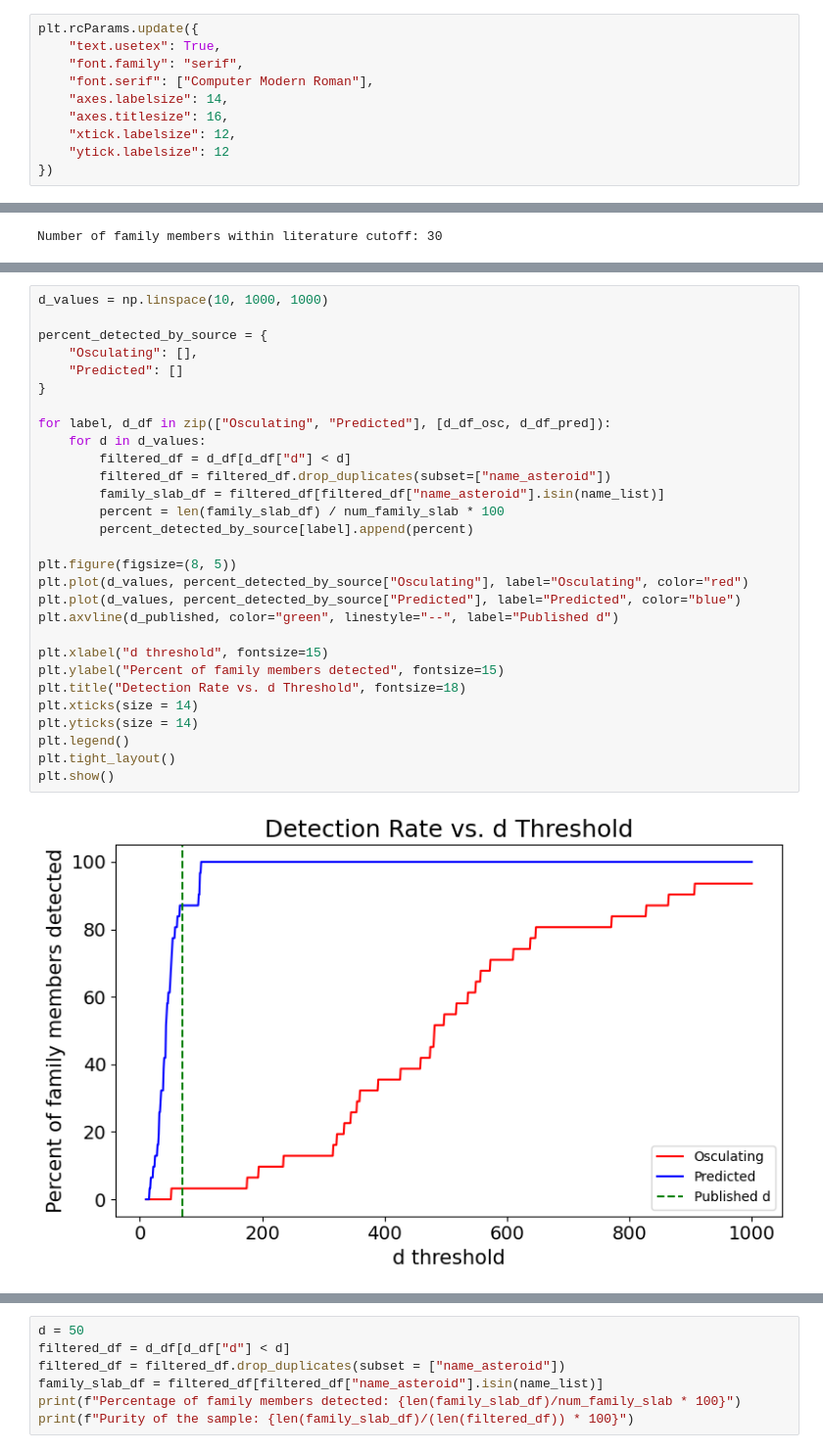
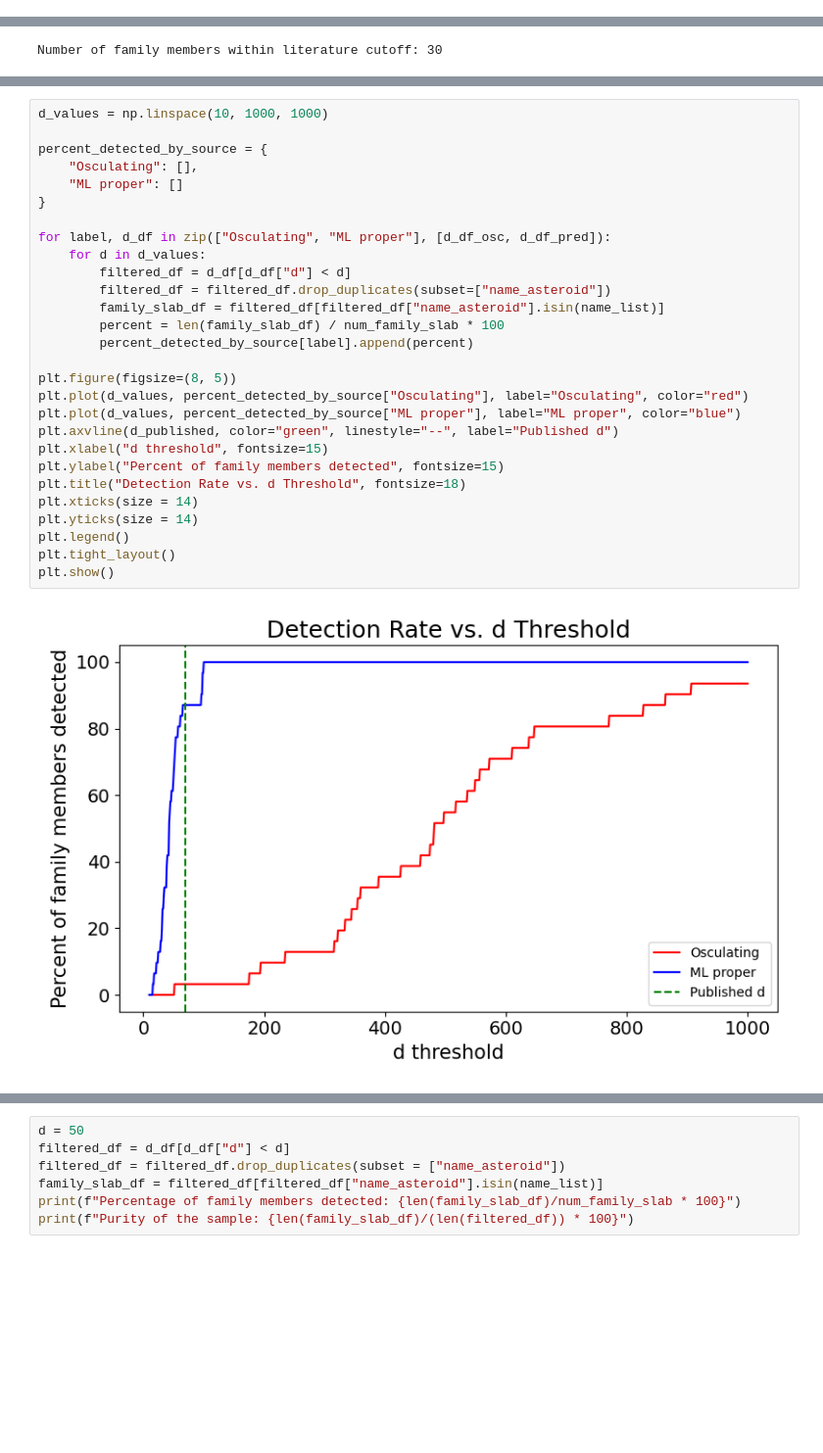
Before and after one commit to kavidey/action-angle-discovery, a Jupyter notebook: model_family_identification.ipynb, the cells around one changed output, grey strips where cells are left out. Shown at 98% size. Cells and saved outputs as stored; diff of their text form; blank space fills up the shorter version.

```diff
--- a/model_family_identification.ipynb
+++ b/model_family_identification.ipynb
@@ -8,14 +9,4 @@ import math
 from matplotlib.ticker import FormatStrFormatter
-# %%
-plt.rcParams.update({
-    "text.usetex": True,
-    "font.family": "serif",
-    "font.serif": ["Computer Modern Roman"],
-    "axes.labelsize": 14,
-    "axes.titlesize": 16,
-    "xtick.labelsize": 12,
-    "ytick.labelsize": 12
-})
 # %% [markdown]
 # Load Model Results and Family Dataset
 # %%
@@ -225,31 +215,30 @@ plt.show()
 # %%
 d_values = np.linspace(10, 1000, 1000)
 
 percent_detected_by_source = {
 	"Osculating": [],
-	"Predicted": []
+	"ML proper": []
 }
 
-for label, d_df in zip(["Osculating", "Predicted"], [d_df_osc, d_df_pred]):
+for label, d_df in zip(["Osculating", "ML proper"], [d_df_osc, d_df_pred]):
 	for d in d_values:
 		filtered_df = d_df[d_df["d"] < d]
 		filtered_df = filtered_df.drop_duplicates(subset=["name_asteroid"])
 		family_slab_df = filtered_df[filtered_df["name_asteroid"].isin(name_list)]
 		percent = len(family_slab_df) / num_family_slab * 100
 		percent_detected_by_source[label].append(percent)
 
 plt.figure(figsize=(8, 5))
 plt.plot(d_values, percent_detected_by_source["Osculating"], label="Osculating", color="red")
-plt.plot(d_values, percent_detected_by_source["Predicted"], label="Predicted", color="blue")
+plt.plot(d_values, percent_detected_by_source["ML proper"], label="ML proper", color="blue")
 plt.axvline(d_published, color="green", linestyle="--", label="Published d")
-
 plt.xlabel("d threshold", fontsize=15)
 plt.ylabel("Percent of family members detected", fontsize=15)
 plt.title("Detection Rate vs. d Threshold", fontsize=18)
 plt.xticks(size = 14)
 plt.yticks(size = 14)
 plt.legend()
 plt.tight_layout()
 plt.show()
 # %% [output]
-[figure, old version]
+[figure, new version]
```
Also changed, not shown: parts of 6 cells of this notebook, 1 other file.
